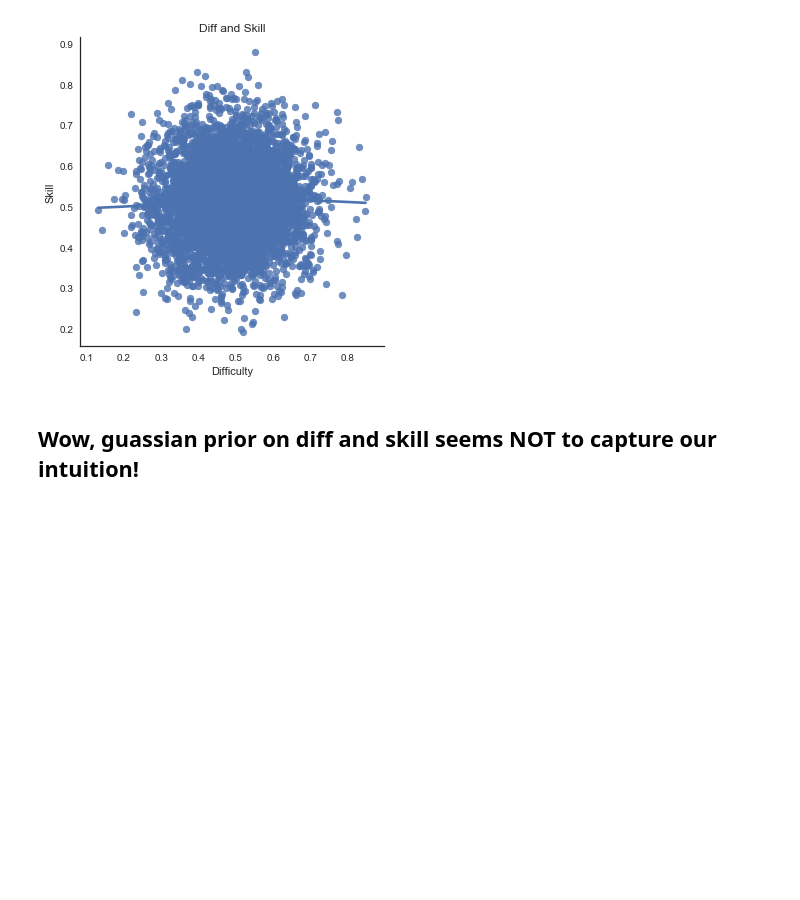
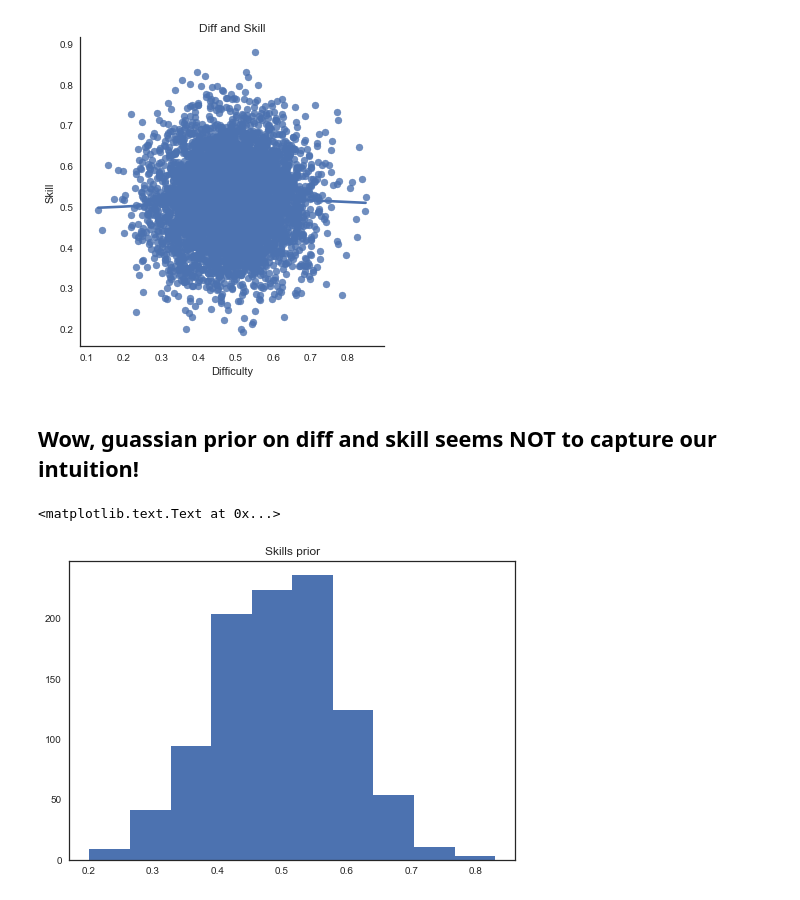
Before and after one commit to jlnrd/Effort, a Jupyter notebook: Inferring_Comp_Exp1.ipynb, the cells around one changed output. Drawn from its saved outputs; the diff is of its cells as text; code cells hidden in the pictures; blank space fills up the shorter version.

Commit message:
plotting priors

```diff
--- a/Inferring_Comp_Exp1.ipynb
+++ b/Inferring_Comp_Exp1.ipynb
@@ -1023,3 +1023,13 @@ plt.show()
 [figure]
 # %% [markdown]
 ## Wow, guassian prior on diff and skill seems NOT to capture our intuition!
+# %%
+mu, sigma = 0.5, 0.1
+skills = np.random.normal(mu, sigma, size=1000)
+
+diffs = np.random.normal(mu, sigma, size=1000)
+plt.hist(skills)
+plt.title("Skills prior")
+# %% [output]
+<matplotlib.text.Text at 0x...>
+[figure, added]
```
Also changed, not shown: parts of 3 cells of this notebook.
